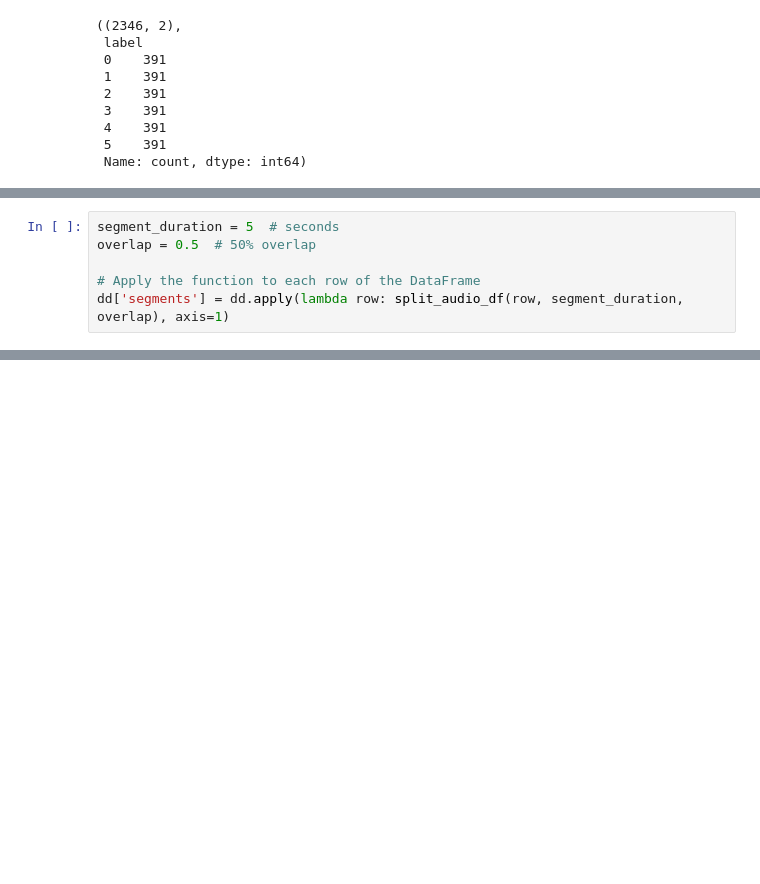
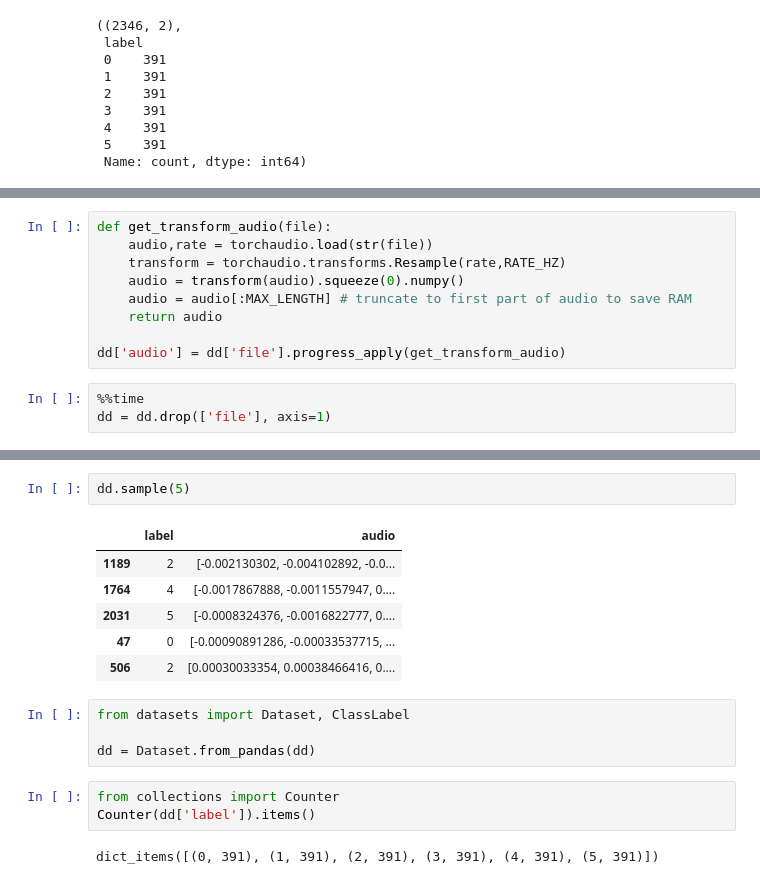
Before and after one commit to KindHumberUser/ML-AccentMulticlassification, a Jupyter notebook: processing.ipynb, the cells around one changed output, grey strips where cells are left out. Drawn from its saved outputs; the diff is of its cells as text; blank space fills up the shorter version.

```diff
--- a/processing.ipynb
+++ b/processing.ipynb
@@ -376,6 +346,0 @@ def split_audio_df(row, segment_duration, overlap):
-# %%
-segment_duration = 5  # seconds
-overlap = 0.5  # 50% overlap
-
-# Apply the function to each row of the DataFrame
-dd['segments'] = dd.apply(lambda row: split_audio_df(row, segment_duration, overlap), axis=1)
@@ -395,0 +350,12 @@ dd.shape, dd['segments'].value_counts()
+# %%
+def get_transform_audio(file):
+    audio,rate = torchaudio.load(str(file))
+    transform = torchaudio.transforms.Resample(rate,RATE_HZ)
+    audio = transform(audio).squeeze(0).numpy()
+    audio = audio[:MAX_LENGTH] # truncate to first part of audio to save RAM
+    return audio
+
+dd['audio'] = dd['file'].progress_apply(get_transform_audio)
+# %%
+%%time
+dd = dd.drop(['file'], axis=1)
@@ -395,0 +365,18 @@ dd.shape, dd['segments'].value_counts()
+# %%
+dd.sample(5)
+# %% [output]
+|  | label | audio |
+| 1189 | 2 | [-0.002130302, -0.004102892, -0.0... |
+| 1764 | 4 | [-0.0017867888, -0.0011557947, 0.... |
+| 2031 | 5 | [-0.0008324376, -0.0016822777, 0.... |
+| 47 | 0 | [-0.00090891286, -0.00033537715, ... |
+| 506 | 2 | [0.00030033354, 0.00038466416, 0.... |
+# %%
+from datasets import Dataset, ClassLabel
+
+dd = Dataset.from_pandas(dd)
+# %%
+from collections import Counter
+Counter(dd['label']).items()
+# %% [output]
+dict_items([(0, 391), (1, 391), (2, 391), (3, 391), (4, 391), (5, 391)])
```
Also changed, not shown: parts of 15 cells of this notebook.
